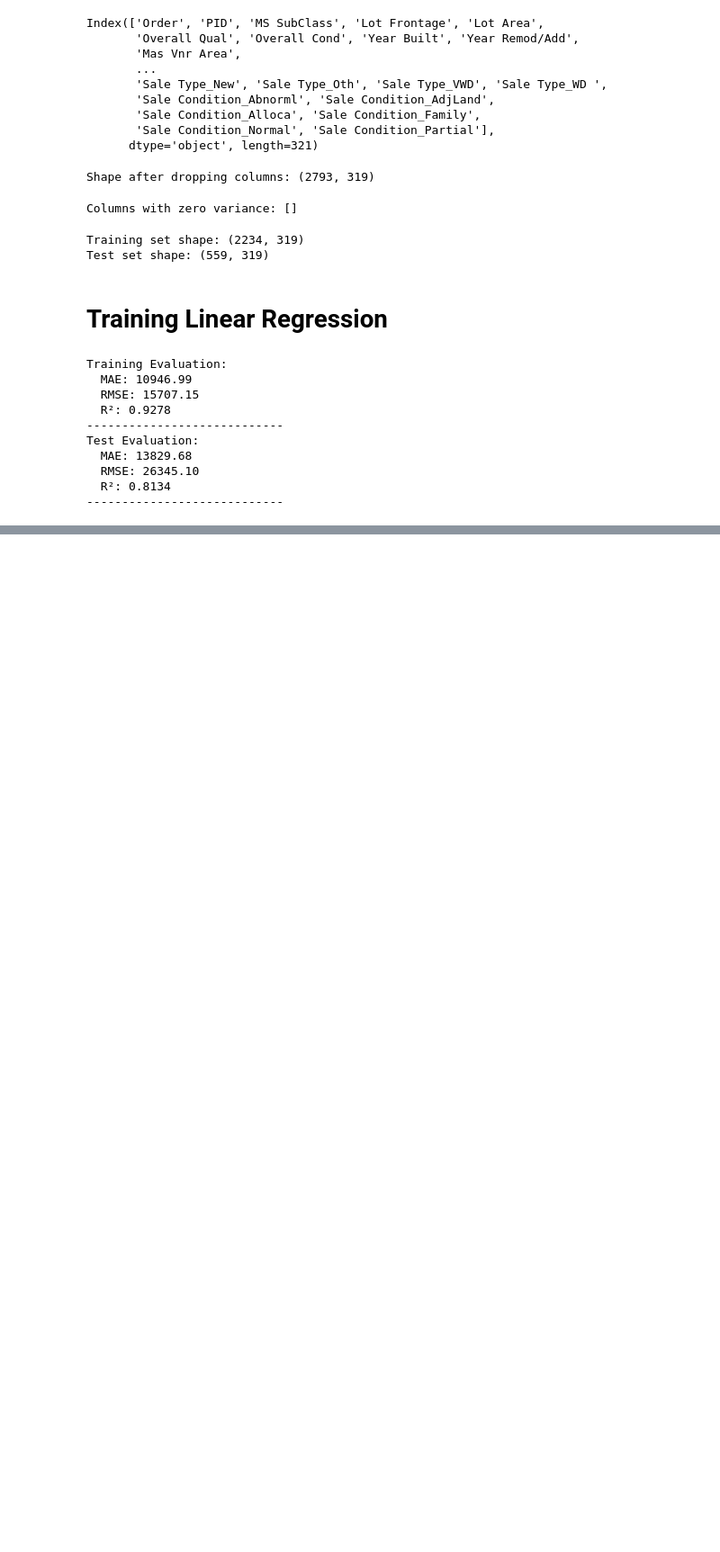
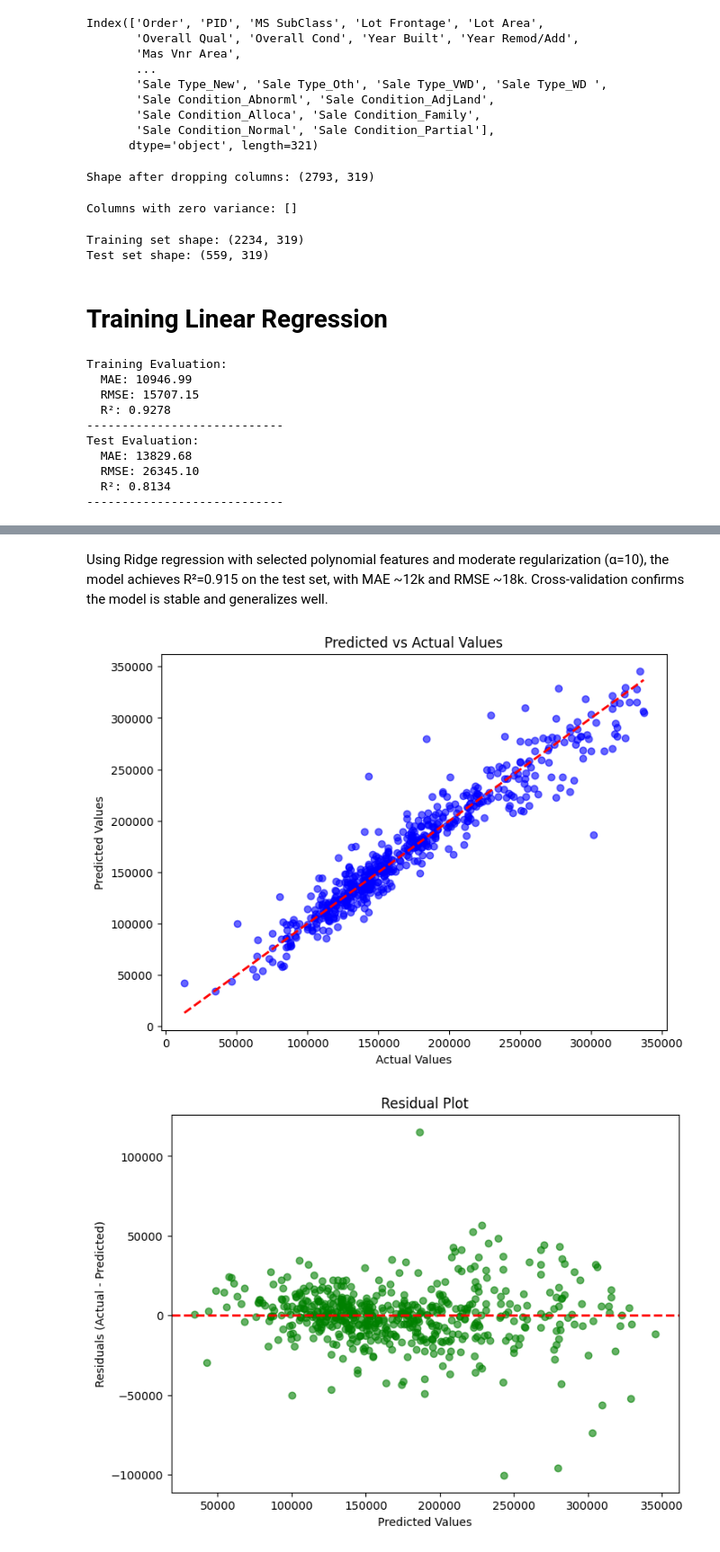
Before and after one commit to silaSaraoglu/regression-exercises, a Jupyter notebook: notebooks/house_sale_price_regression.ipynb, the cells around one changed output, grey strips where cells are left out. Shown at 90% size. Drawn from its saved outputs; the diff is of its cells as text; code cells hidden in the pictures; blank space fills up the shorter version.

Commit message:
added several more regression models

```diff
--- a/notebooks/house_sale_price_regression.ipynb
+++ b/notebooks/house_sale_price_regression.ipynb
@@ -236,0 +440,17 @@ Test Evaluation:
+# %%
+# let's do cross validation on final model
+
+# Define RidgeCV (alpha list and CV inside RidgeCV)
+ridge = RidgeCV(alphas=[0.1, 1, 10, 100], cv=5)
+
+# Fit on training data
+ridge.fit(X_train_combined, y_train)
+print("Best alpha (Ridge):", ridge.alpha_)
+
+# Evaluate on test set
+evaluate(y_test, ridge.predict(X_test_combined), "Test (Ridge)")
+
+# Cross-validation on training set to check stability
+cv_scores = cross_val_score(ridge, X_train_combined, y_train, cv=10, scoring='r2')
+print("Cross-validated R² mean (train):", cv_scores.mean())
+print("Cross-validated R² std (train):", cv_scores.std())
@@ -236,0 +466,35 @@ Test Evaluation:
+# %% [markdown]
+Using Ridge regression with selected polynomial features and moderate regularization (α=10), the model achieves R²=0.915 on the test set, with MAE ~12k and RMSE ~18k. Cross-validation confirms the model is stable and generalizes well.
+# %%
+# Predictions
+y_pred = ridge.predict(X_test_combined)
+
+# 1️⃣ Predicted vs Actual
+plt.figure(figsize=(8,6))
+plt.scatter(y_test, y_pred, alpha=0.6, color='blue')
+plt.plot([y_test.min(), y_test.max()], [y_test.min(), y_test.max()], 'r--', linewidth=2)  # perfect prediction line
+plt.xlabel("Actual Values")
+plt.ylabel("Predicted Values")
+plt.title("Predicted vs Actual Values")
+plt.show()
+
+# 2️⃣ Residuals
+residuals = y_test - y_pred
+plt.figure(figsize=(8,6))
+plt.scatter(y_pred, residuals, alpha=0.6, color='green')
+plt.axhline(0, color='red', linestyle='--', linewidth=2)
+plt.xlabel("Predicted Values")
+plt.ylabel("Residuals (Actual - Predicted)")
+plt.title("Residual Plot")
+plt.show()
+
+# Optional: Histogram of residuals
+plt.figure(figsize=(8,5))
+plt.hist(residuals, bins=30, color='orange', edgecolor='black', alpha=0.7)
+plt.xlabel("Residual")
+plt.ylabel("Frequency")
+plt.title("Residual Distribution")
+plt.show()
+# %% [output]
+[figure, added]
+[figure, added]
```
Also changed, not shown: parts of 31 cells of this notebook.
